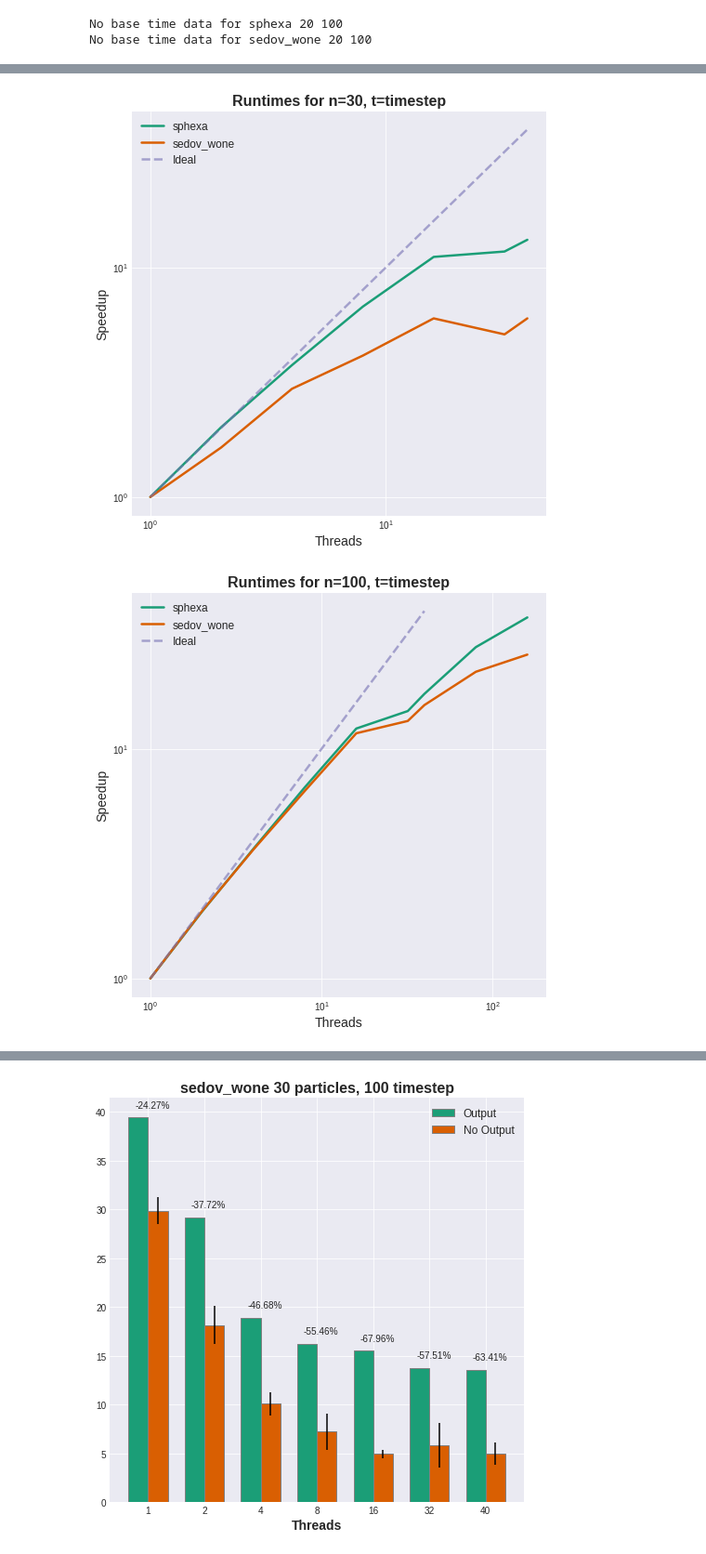
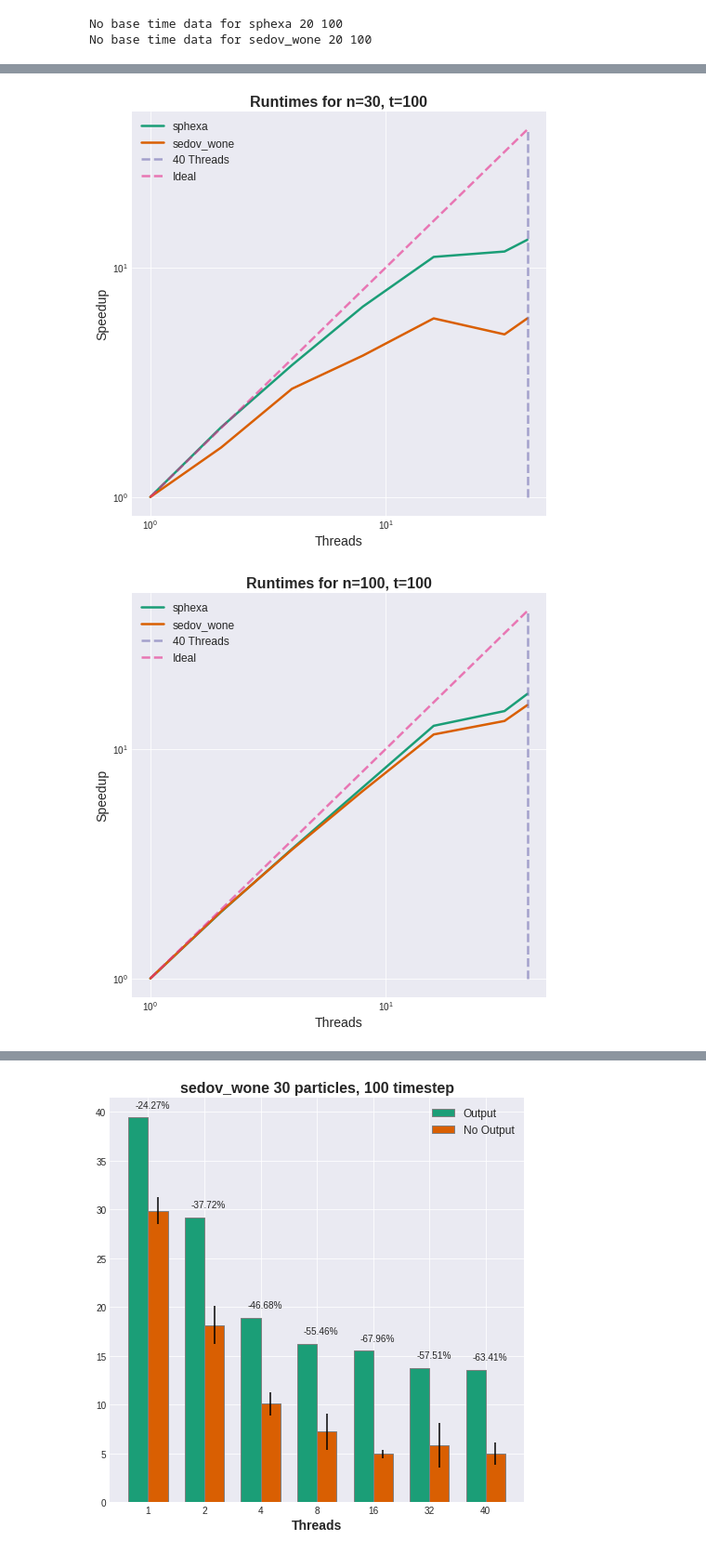
Before and after one commit to MaciejWdev/wash-perf-analysis, a Jupyter notebook: analysis.ipynb, the cells around one changed output, grey strips where cells are left out. Shown at 93% size. Saved outputs shown, nothing was run; the diff lists cells and outputs as text; code cells hidden in the pictures.

```diff
--- a/analysis.ipynb
+++ b/analysis.ipynb
@@ -190,11 +194,14 @@ Name: Nodes, dtype: int64
 # %%
-def strong_scaling_plot(df, versions,sizes=[20],time=100,output=None):
+def strong_scaling_plot(df, versions,sizes=[20],time=100,output=None,basemulti=40):
     # subplot for each size
     for size in sizes:
         for version in versions:
             data = df[df['Version'] == version]
             data = data[data['n_particles'] == size]
             data = data[data['Timestep'] == time]
+            data = data[(data['Nodes'] == 1) |
+            ((data['Nodes'] % 2 == 0) & data['Threads'] == basemulti)]
+
             data = data.sort_values(by='TotalThreads')
             data = data[data['AvgTime'].notnull()]
             if data[data['Threads'] == 1]['AvgTime'].isnull().all():
@@ -208,7 +215,9 @@ def strong_scaling_plot(df, versions,sizes=[20],time=100,output=None):
             elif version != 'sedov_wisb':
                 plt.plot(data['TotalThreads'], 1/(data['AvgTime']/basetime), label=version,lineWidth=2.5)
         # larger size
-        # plot y=x
+        # plot x=40
+        plt.plot([40,40],[1,40],label='40 Threads',lineWidth=2.5,linestyle='--',alpha=0.6)
+
         plt.plot([1,40],[1,40],label='Ideal',lineWidth=2.5,linestyle='--',alpha=0.6)
         plt.xlabel('Threads')
         plt.ylabel('Speedup')
@@ -218,10 +227,10 @@ def strong_scaling_plot(df, versions,sizes=[20],time=100,output=None):
         # equal axes
         # plt.axis('equal')
         plt.legend()
-        plt.title(f'Runtimes for n={size}, t=timestep')
+        plt.title(f'Runtimes for n={size}, t={time}')
 
         plt.show()
-strong_scaling_plot(allresults[allresults['Output'] == False], ['sphexa','sedov_wone'],sizes=[20,30,100],time=100)
+strong_scaling_plot(allresults[allresults['Output'] == False], ['sphexa','sedov_wone'],sizes=[20,30,100],time=100,basemulti=40)
 # %% [output]
 No base time data for sphexa 20 100
 No base time data for sedov_wone 20 100
@@ -229,2 +238,2 @@ No base time data for sedov_wone 20 100
-[figure, old version]
+[figure, new version]
-[figure, old version]
+[figure, new version]
```
Also changed, not shown: parts of 6 cells of this notebook.
